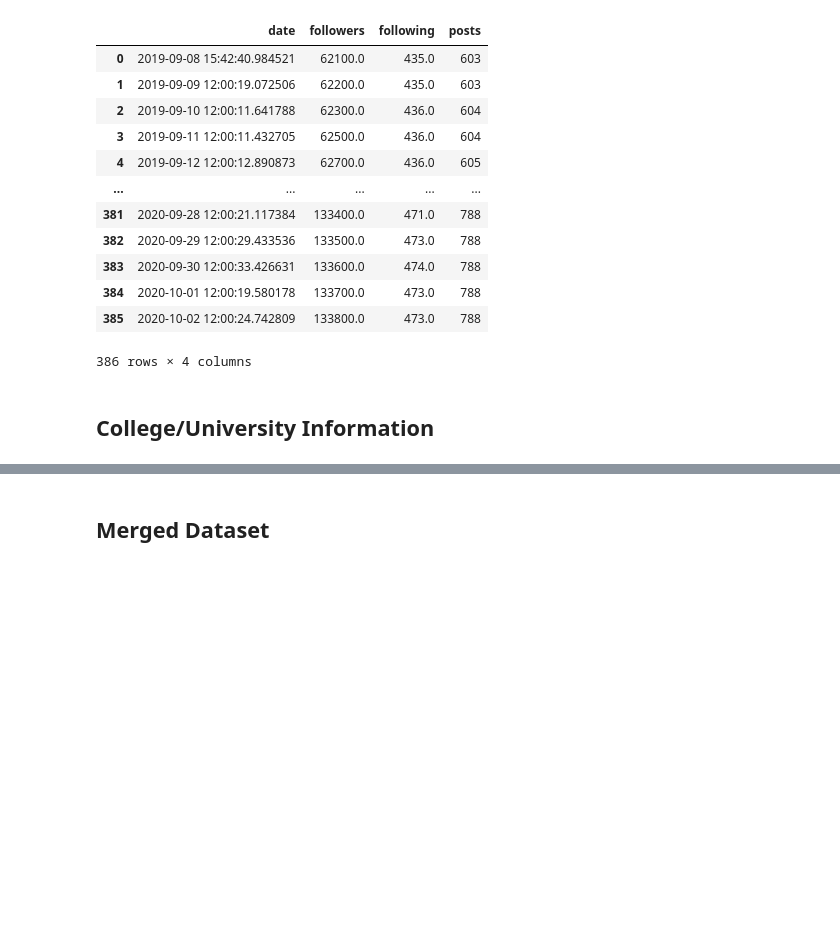
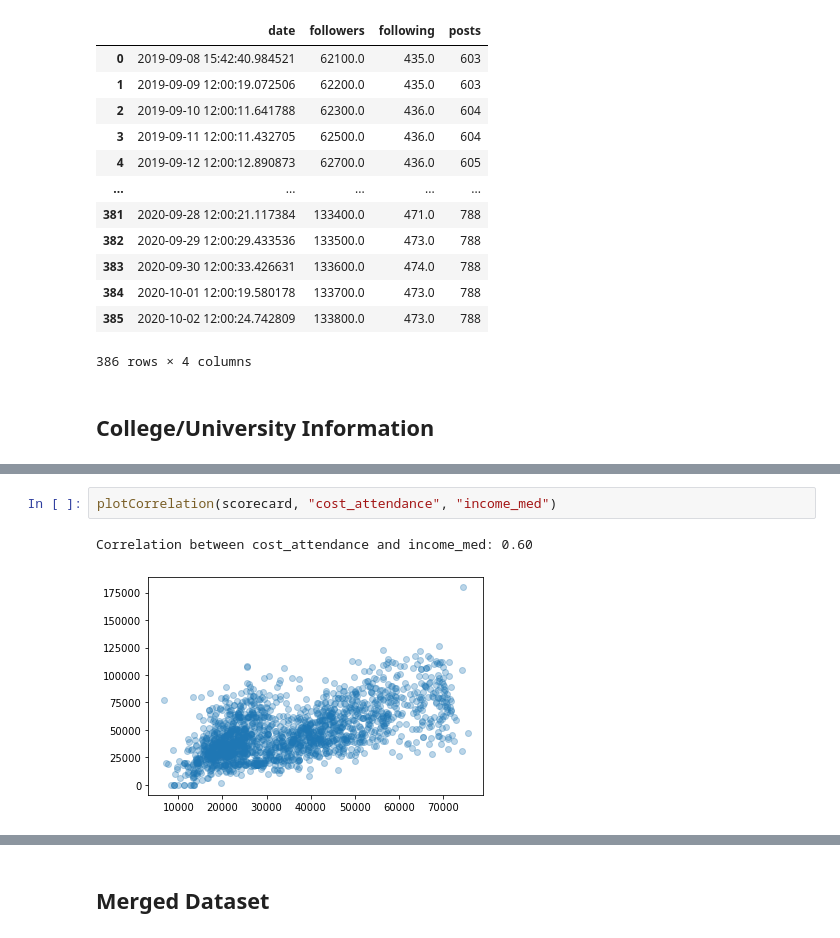
Before and after one commit to benjamin-shen/instagram-collegeuniversity-data, a Jupyter notebook: p2/phase2-exploration.ipynb, the cells around one changed output, grey strips where cells are left out. Drawn from its saved outputs; the diff is of its cells as text; blank space fills up the shorter version.

```diff
--- a/p2/phase2-exploration.ipynb
+++ b/p2/phase2-exploration.ipynb
@@ -150,0 +211,5 @@ instagram_df["johnshopkinsu"]
+# %%
+plotCorrelation(scorecard, "cost_attendance", "income_med")
+# %% [output]
+Correlation between cost_attendance and income_med: 0.60
+[figure, added]
```
Also changed, not shown: parts of 37 cells of this notebook, 1 other file.
